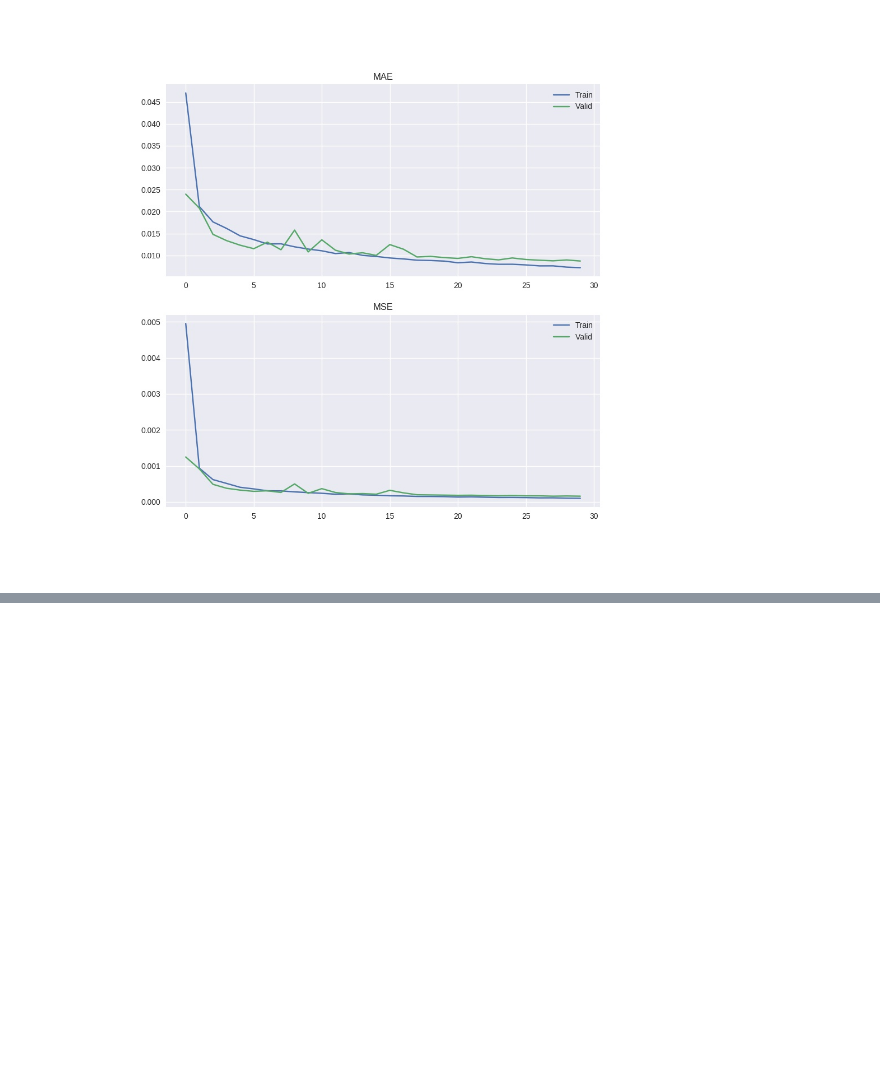
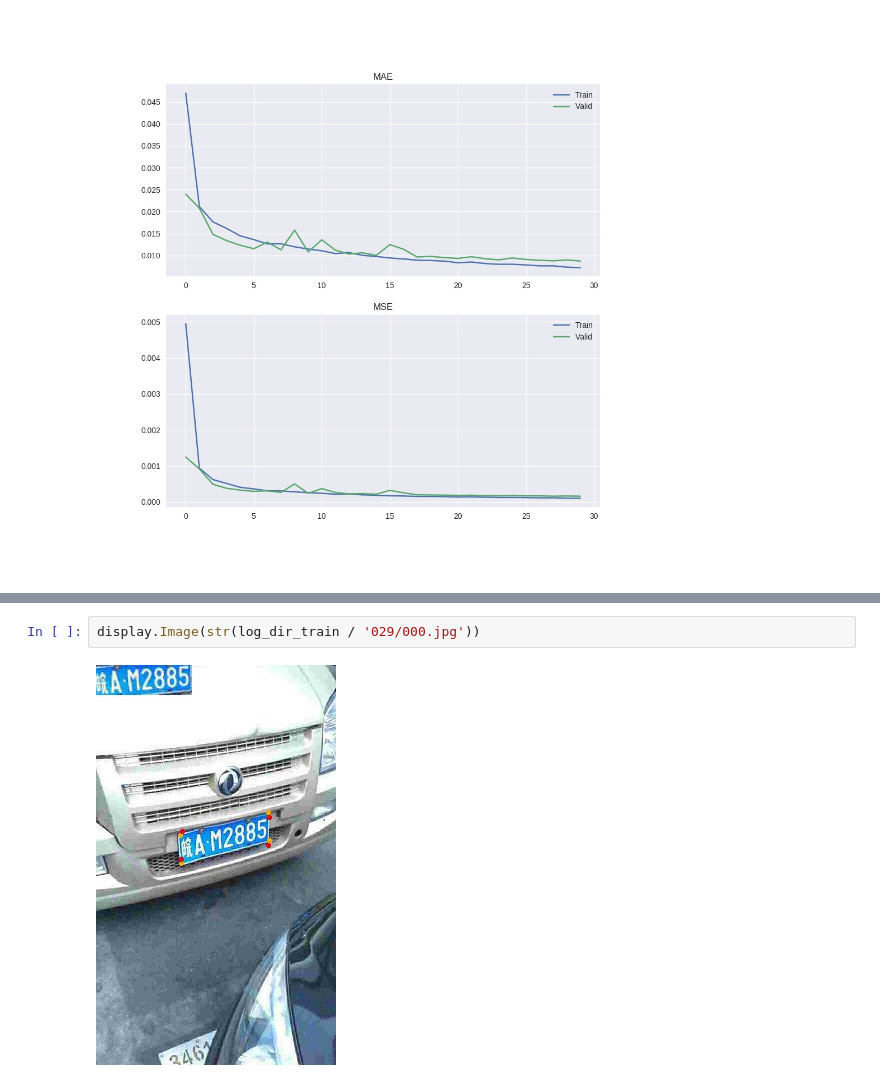
Before and after one commit to dannyyangya/cvlab-2019-wintervacation-project, a Jupyter notebook: cvlab_2019_project_ChunLungYang.ipynb, the cells around one changed output, grey strips where cells are left out. Drawn from its saved outputs; the diff is of its cells as text; blank space fills up the shorter version.

```diff
--- a/cvlab_2019_project_ChunLungYang.ipynb
+++ b/cvlab_2019_project_ChunLungYang.ipynb
@@ -521,0 +534,4 @@ display.Image(str(log_dir_train / 'metrics.jpg'))
+# %%
+display.Image(str(log_dir_train / '029/000.jpg'))
+# %% [output]
+[figure, added]
```
Also changed, not shown: parts of 6 cells of this notebook.
